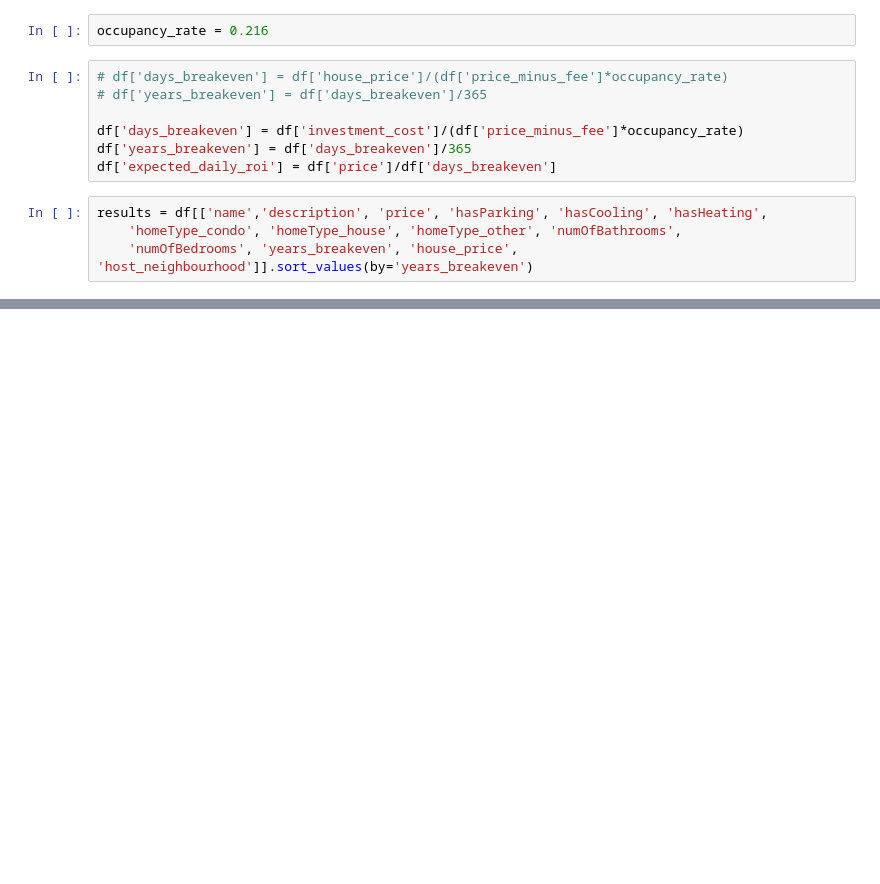
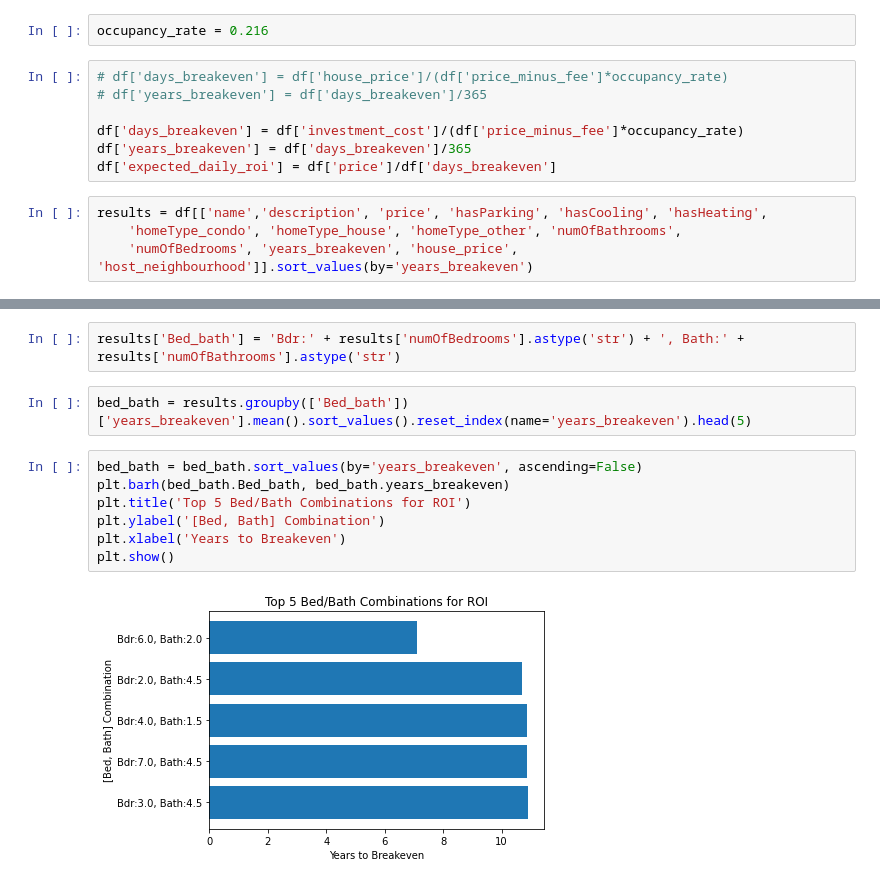
Before and after one commit to nikhil-bhargava/sta561-final-project, a Jupyter notebook: roi.ipynb, the cells around one changed output, grey strips where cells are left out. Saved outputs shown, nothing was run; the diff lists cells and outputs as text; blank space fills up the shorter version.

```diff
--- a/roi.ipynb
+++ b/roi.ipynb
@@ -243,0 +242,13 @@ Name: years_breakeven, Length: 394, dtype: float64
+# %%
+results['Bed_bath'] = 'Bdr:' + results['numOfBedrooms'].astype('str') + ', Bath:' + results['numOfBathrooms'].astype('str')
+# %%
+bed_bath = results.groupby(['Bed_bath'])['years_breakeven'].mean().sort_values().reset_index(name='years_breakeven').head(5)
+# %%
+bed_bath = bed_bath.sort_values(by='years_breakeven', ascending=False)
+plt.barh(bed_bath.Bed_bath, bed_bath.years_breakeven)
+plt.title('Top 5 Bed/Bath Combinations for ROI')
+plt.ylabel('[Bed, Bath] Combination')
+plt.xlabel('Years to Breakeven')
+plt.show()
+# %% [output]
+[figure, added]
```
Also changed, not shown: parts of 4 cells of this notebook.
